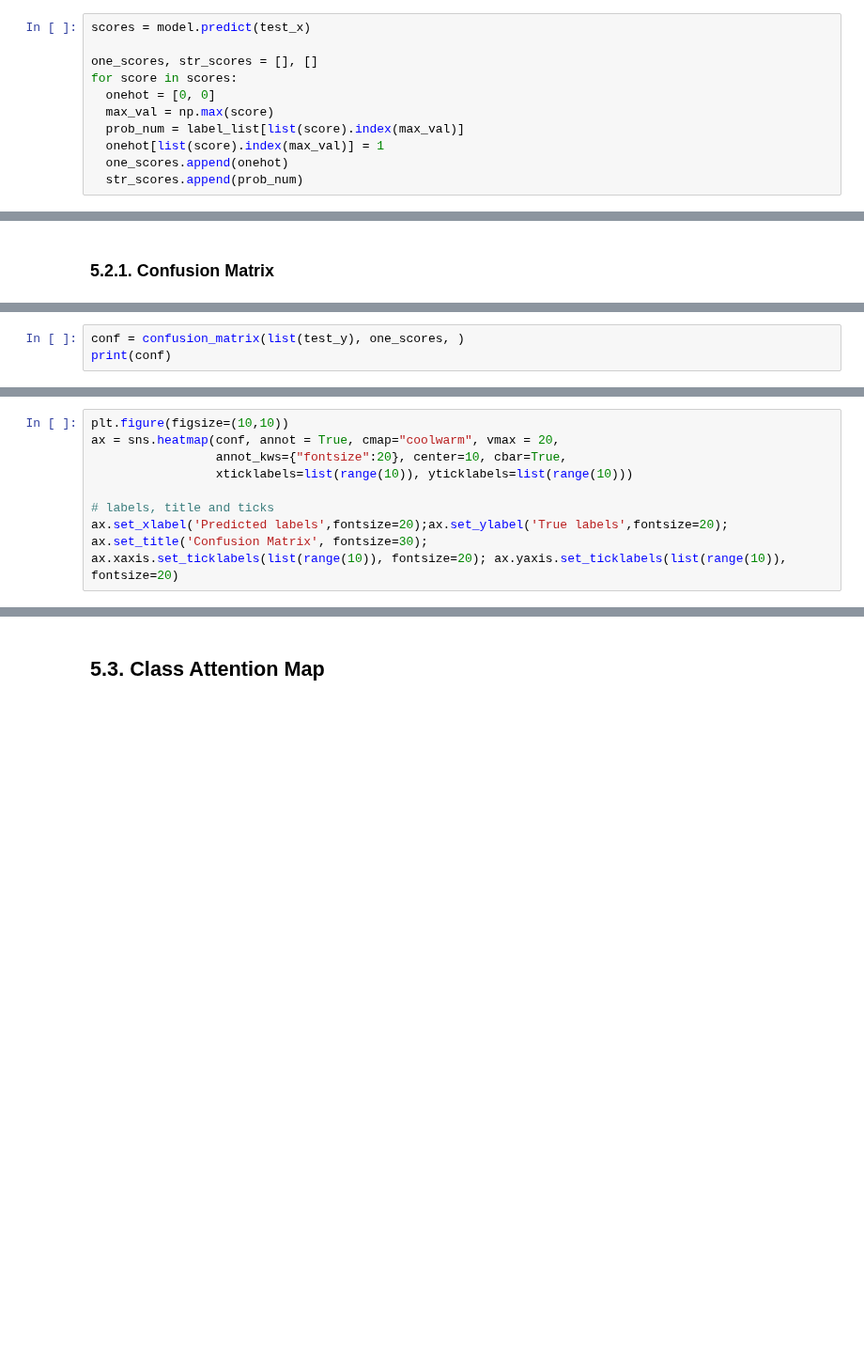
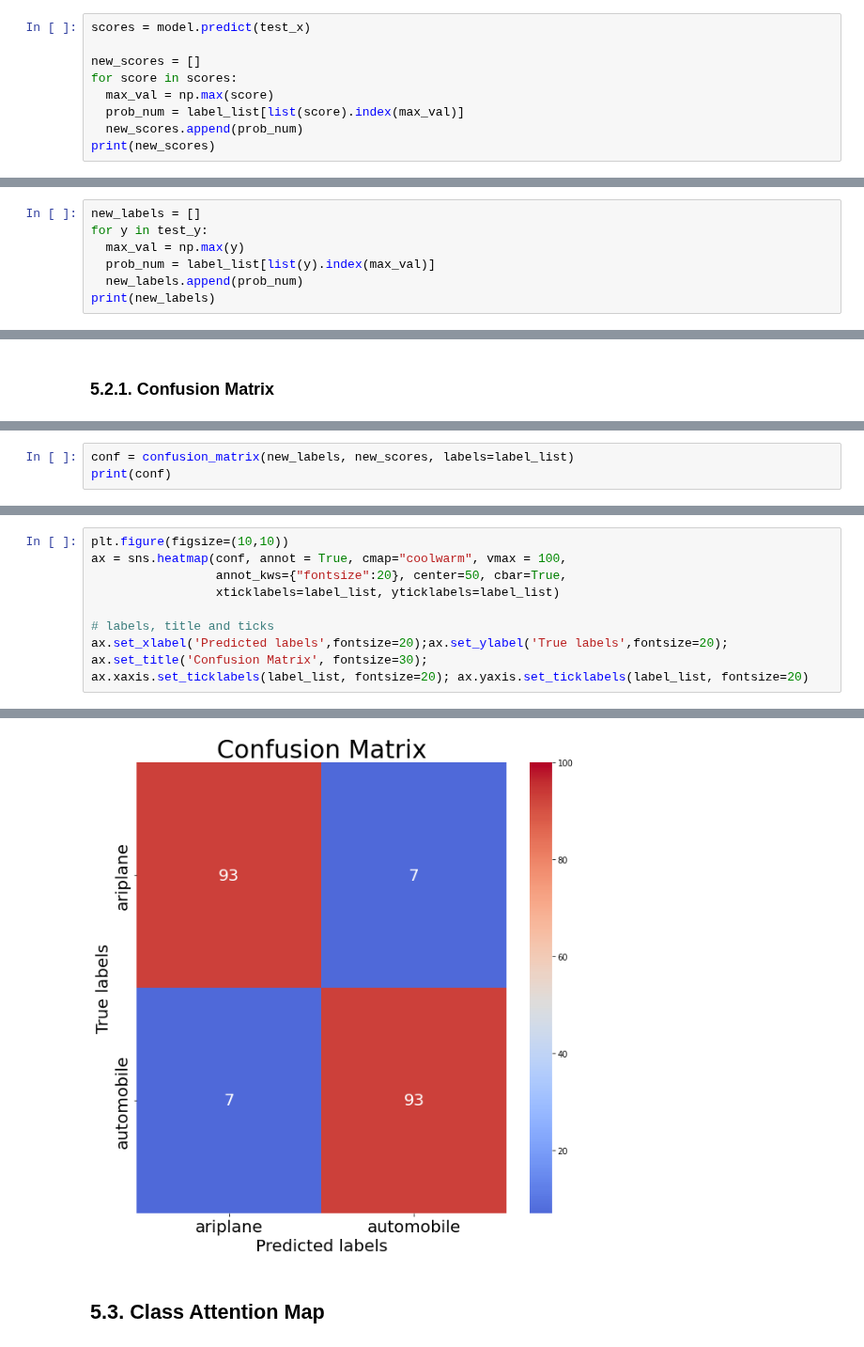
Before and after one commit to Pulsar-kkaturi/DL-Education, a Jupyter notebook: notebooks/Result_Visulization2.ipynb, the cells around one changed output, grey strips where cells are left out. Shown at 94% size. Saved outputs shown, nothing was run; the diff lists cells and outputs as text; blank space fills up the shorter version.

```diff
--- a/notebooks/Result_Visulization2.ipynb
+++ b/notebooks/Result_Visulization2.ipynb
@@ -286,13 +286,11 @@ Text(0.5, 1.0, 'ariplane')
 # %%
 scores = model.predict(test_x)
 
-one_scores, str_scores = [], []
+new_scores = []
 for score in scores:
-  onehot = [0, 0]
   max_val = np.max(score)
   prob_num = label_list[list(score).index(max_val)]
-  onehot[list(score).index(max_val)] = 1
-  one_scores.append(onehot)
-  str_scores.append(prob_num)
+  new_scores.append(prob_num)
+print(new_scores)
 # %% [output]
 7/7 [==============================] - 0s 22ms/step
@@ -319,0 +298,7 @@ for i, i_ in enumerate(scores):
+# %%
+new_labels = []
+for y in test_y:
+  max_val = np.max(y)
+  prob_num = label_list[list(y).index(max_val)]
+  new_labels.append(prob_num)
+print(new_labels)
@@ -350,4 +317,4 @@ print(test_y)
 # %%
-conf = confusion_matrix(list(test_y), one_scores, )
+conf = confusion_matrix(new_labels, new_scores, labels=label_list)
 print(conf)
 # %% [output]
@@ -355,10 +323,11 @@ ValueError: ignored
 # %%
 plt.figure(figsize=(10,10))
-ax = sns.heatmap(conf, annot = True, cmap="coolwarm", vmax = 20,
-                 annot_kws={"fontsize":20}, center=10, cbar=True,
-                 xticklabels=list(range(10)), yticklabels=list(range(10)))
+ax = sns.heatmap(conf, annot = True, cmap="coolwarm", vmax = 100,
+                 annot_kws={"fontsize":20}, center=50, cbar=True,
+                 xticklabels=label_list, yticklabels=label_list)
 
 # labels, title and ticks
 ax.set_xlabel('Predicted labels',fontsize=20);ax.set_ylabel('True labels',fontsize=20);
 ax.set_title('Confusion Matrix', fontsize=30);
-ax.xaxis.set_ticklabels(list(range(10)), fontsize=20); ax.yaxis.set_ticklabels(list(range(10)), fontsize=20)
+ax.xaxis.set_ticklabels(label_list, fontsize=20); ax.yaxis.set_ticklabels(label_list, fontsize=20)
+# %% [output]
@@ -365,3 +335,4 @@ ax.xaxis.set_ticklabels(list(range(10)), fontsize=20); ax.yaxis.set_ticklabels(l
+[figure, added]
 # %% [markdown]
 ## 5.3. Class Attention Map
 # %% [markdown]
```
Also changed, not shown: parts of 8 cells of this notebook.
